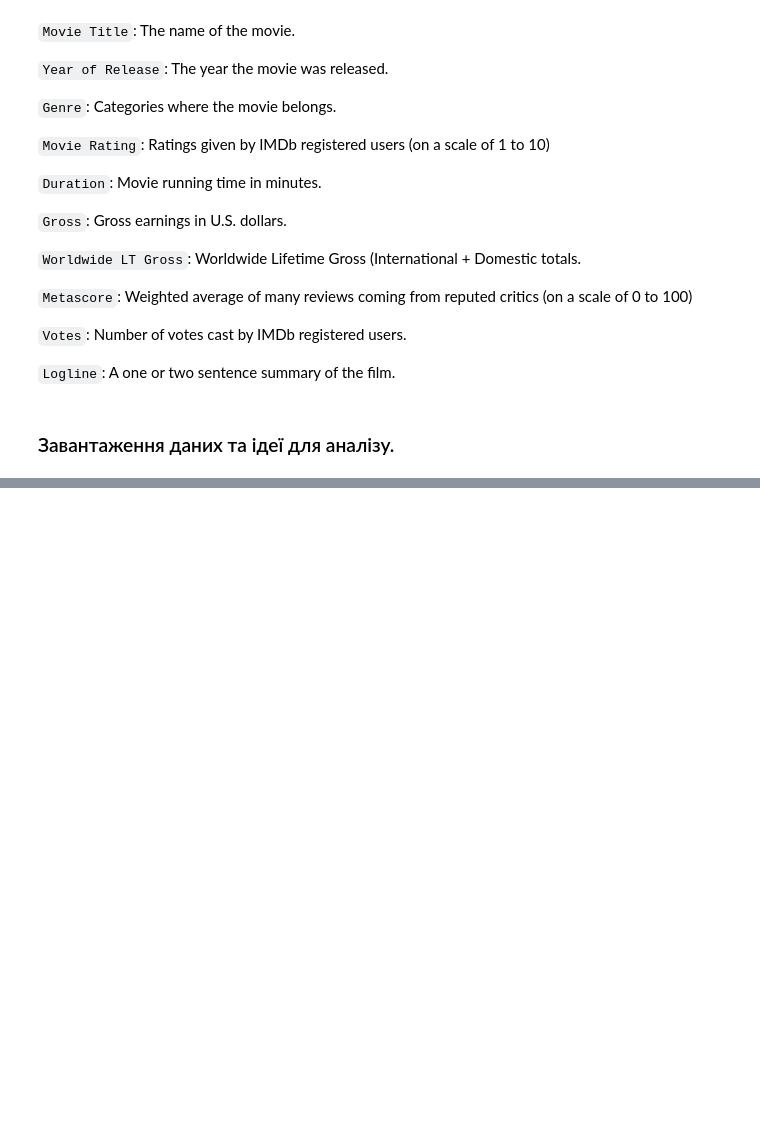
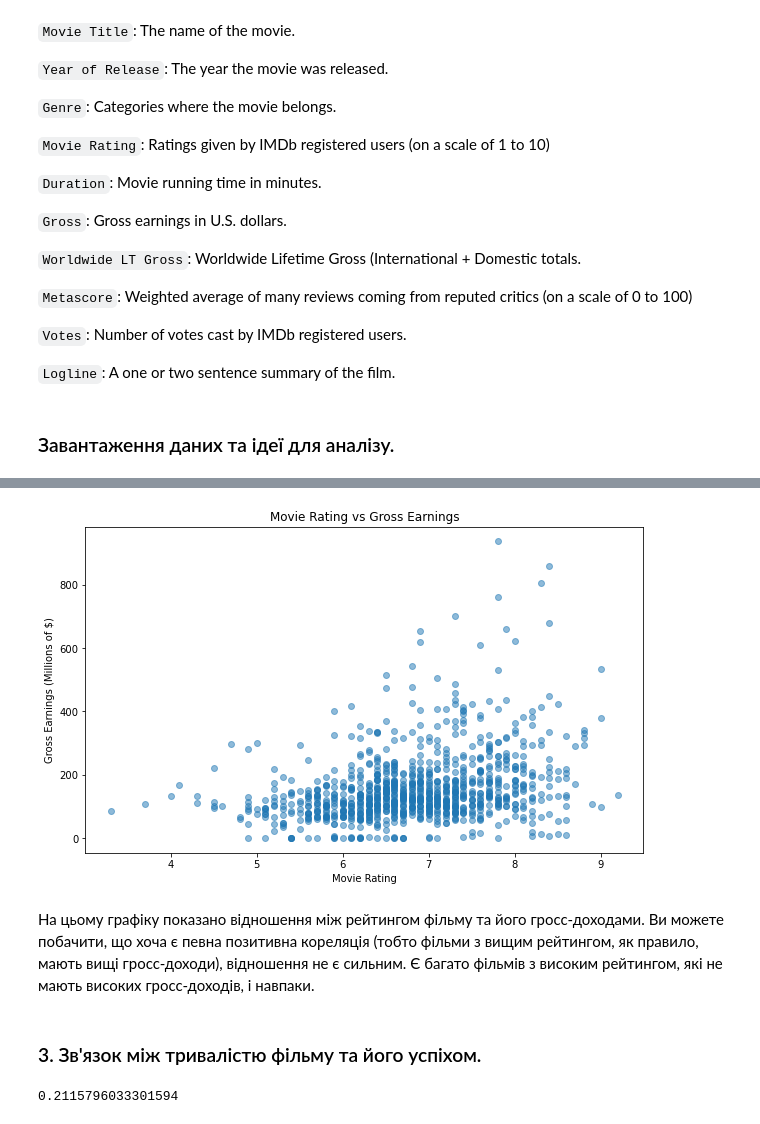
Before and after one commit to roman-povzyk/chatGPT_code_interpreter_projects, a Jupyter notebook: Top 1000 Highest Grossing Movies Of All Time (from Kaggle).ipynb, the cells around one changed output, grey strips where cells are left out. Cells and saved outputs as stored; diff of their text form; code cells hidden in the pictures; blank space fills up the shorter version.

```diff
--- a/Top 1000 Highest Grossing Movies Of All Time (from Kaggle).ipynb
+++ b/Top 1000 Highest Grossing Movies Of All Time (from Kaggle).ipynb
@@ -57,0 +123,9 @@ movies_df.head()
+# %%
+# Replace the '******' values with NaN
+movies_df['Gross_float'] = movies_df['Gross'].replace({'\$': '', 'M': '', '\*': ''}, regex=True)
+movies_df['Gross_float'] = pd.to_numeric(movies_df['Gross_float'], errors='coerce')
+
+# Calculate the correlation again
+correlation = movies_df[['Movie Rating', 'Gross_float']].corr().iloc[0, 1]
+
+correlation
@@ -57,0 +136,21 @@ movies_df.head()
+# %%
+# Create a scatter plot for the movie rating vs gross earnings
+plt.figure(figsize=(10, 6))
+plt.scatter(movies_df['Movie Rating'], movies_df['Gross_float'], alpha=0.5)
+plt.xlabel('Movie Rating')
+plt.ylabel('Gross Earnings (Millions of $)')
+plt.title('Movie Rating vs Gross Earnings')
+plt.show()
+# %% [output]
+[figure, added]
+# %% [markdown]
+На цьому графіку показано відношення між рейтингом фільму та його гросс-доходами. Ви можете побачити, що хоча є певна позитивна кореляція (тобто фільми з вищим рейтингом, як правило, мають вищі гросс-доходи), відношення не є сильним. Є багато фільмів з високим рейтингом, які не мають високих гросс-доходів, і навпаки.
+# %% [markdown]
+### 3. Зв'язок між тривалістю фільму та його успіхом.
+# %%
+# Calculate the correlation between 'Duration' and 'Gross_float'
+correlation_duration_gross = movies_df[['Duration', 'Gross_float']].corr().iloc[0, 1]
+
+correlation_duration_gross
+# %% [output]
+0.2115796033301594
```
Also changed, not shown: parts of 41 cells of this notebook.
